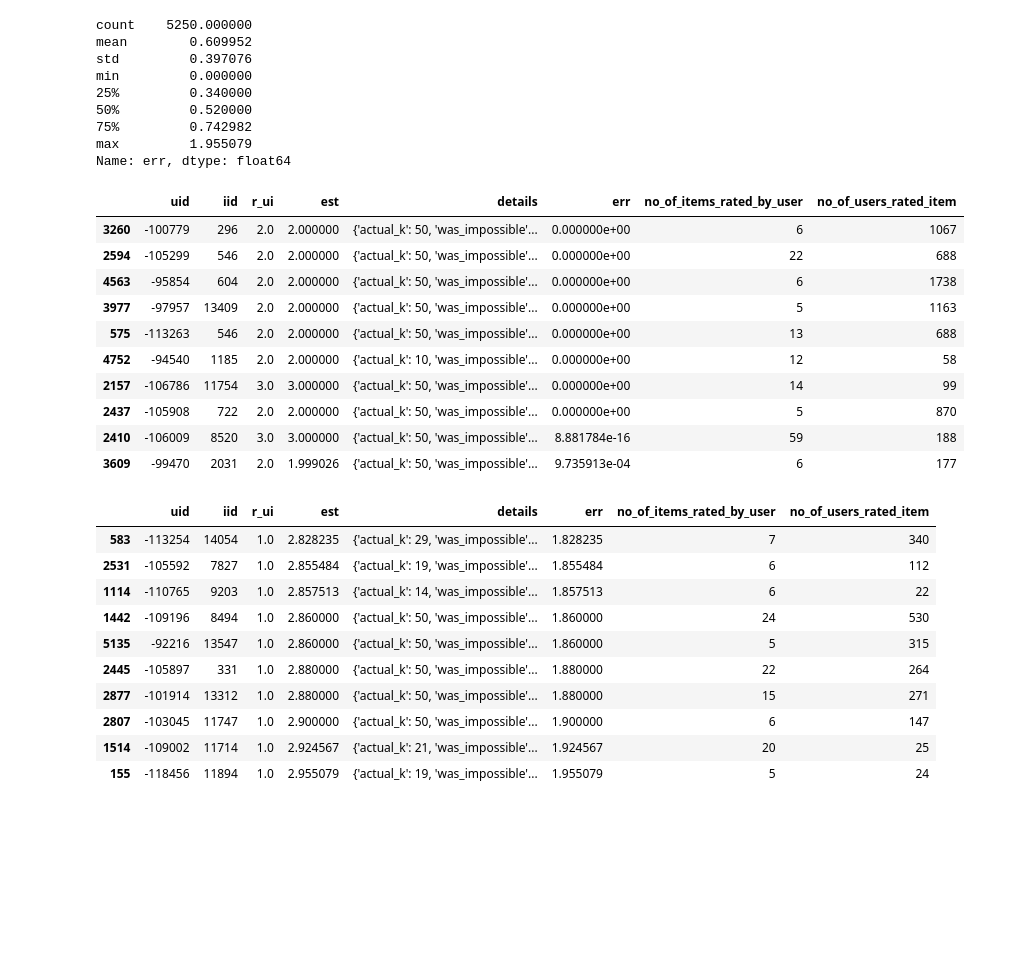
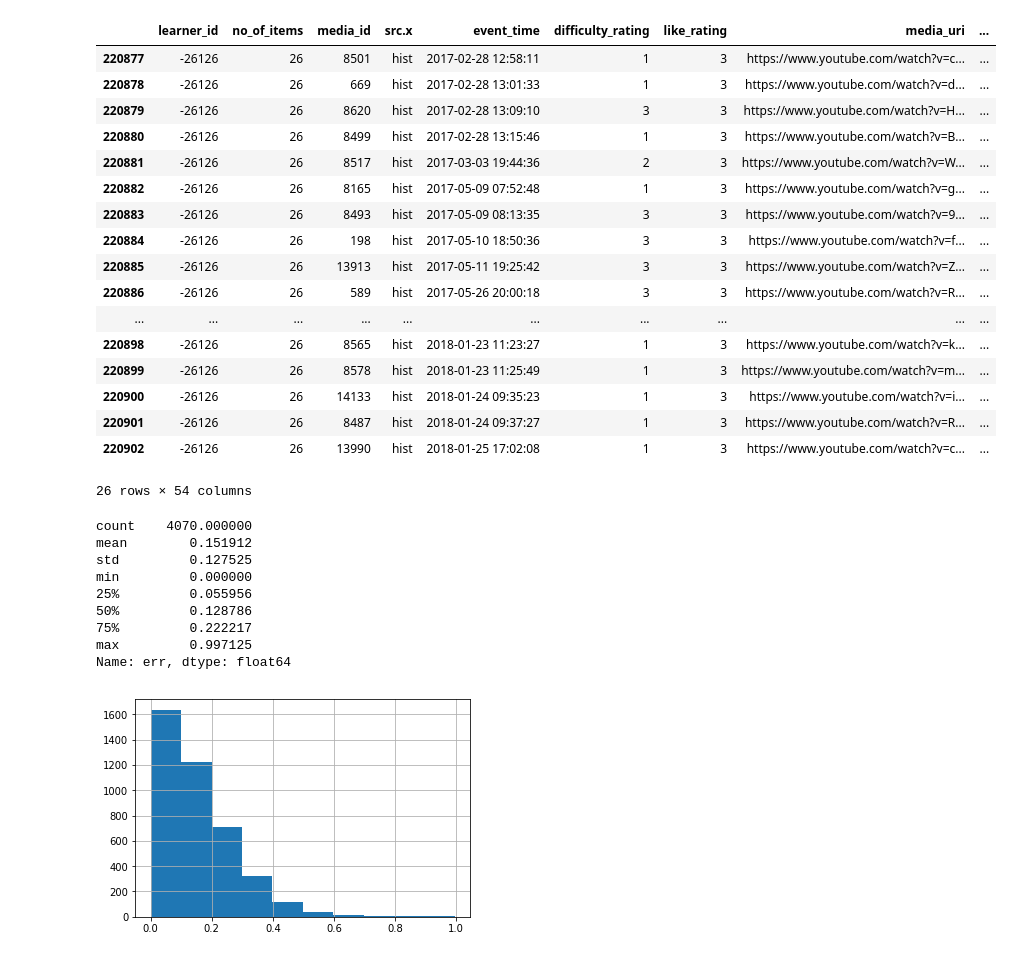
Before and after one commit to raviraju/recommender_system, a Jupyter notebook: videos_recommender_ratings/analyse_results_generated_recommendations.ipynb, the cells around one changed output. Drawn from its saved outputs; the diff is of its cells as text; code cells hidden in the pictures; blank space fills up the shorter version.

```diff
--- a/videos_recommender_ratings/analyse_results_generated_recommendations.ipynb
+++ b/videos_recommender_ratings/analyse_results_generated_recommendations.ipynb
@@ -14,12 +170,33 @@ df.head()
+# %%
+data[data[user_id_col] == -26126]
+# %% [output]
+|  | learner_id | no_of_items | media_id | src.x | event_time | difficulty_rating | like_rating | media_uri | ... |
+| 220877 | -26126 | 26 | 8501 | hist | 2017-02-28 12:58:11 | 1 | 3 | https://www.youtube.com/watch?v=c... | ... |
+| 220878 | -26126 | 26 | 669 | hist | 2017-02-28 13:01:33 | 1 | 3 | https://www.youtube.com/watch?v=d... | ... |
+| 220879 | -26126 | 26 | 8620 | hist | 2017-02-28 13:09:10 | 3 | 3 | https://www.youtube.com/watch?v=H... | ... |
+| 220880 | -26126 | 26 | 8499 | hist | 2017-02-28 13:15:46 | 1 | 3 | https://www.youtube.com/watch?v=B... | ... |
+| 220881 | -26126 | 26 | 8517 | hist | 2017-03-03 19:44:36 | 2 | 3 | https://www.youtube.com/watch?v=W... | ... |
+| 220882 | -26126 | 26 | 8165 | hist | 2017-05-09 07:52:48 | 1 | 3 | https://www.youtube.com/watch?v=g... | ... |
+| 220883 | -26126 | 26 | 8493 | hist | 2017-05-09 08:13:35 | 3 | 3 | https://www.youtube.com/watch?v=9... | ... |
+| 220884 | -26126 | 26 | 198 | hist | 2017-05-10 18:50:36 | 3 | 3 | https://www.youtube.com/watch?v=f... | ... |
+| 220885 | -26126 | 26 | 13913 | hist | 2017-05-11 19:25:42 | 3 | 3 | https://www.youtube.com/watch?v=Z... | ... |
+| 220886 | -26126 | 26 | 589 | hist | 2017-05-26 20:00:18 | 3 | 3 | https://www.youtube.com/watch?v=R... | ... |
+| ... | ... | ... | ... | ... | ... | ... | ... | ... | ... |
+| 220898 | -26126 | 26 | 8565 | hist | 2018-01-23 11:23:27 | 1 | 3 | https://www.youtube.com/watch?v=k... | ... |
+| 220899 | -26126 | 26 | 8578 | hist | 2018-01-23 11:25:49 | 1 | 3 | https://www.youtube.com/watch?v=m... | ... |
+| 220900 | -26126 | 26 | 14133 | hist | 2018-01-24 09:35:23 | 1 | 3 | https://www.youtube.com/watch?v=i... | ... |
+| 220901 | -26126 | 26 | 8487 | hist | 2018-01-24 09:37:27 | 1 | 3 | https://www.youtube.com/watch?v=R... | ... |
+| 220902 | -26126 | 26 | 13990 | hist | 2018-01-25 17:02:08 | 1 | 3 | https://www.youtube.com/watch?v=c... | ... |
+26 rows × 54 columns
 # %%
-df['err'].describe()
+constant_rating_users_pred_df1['err'].describe()
 # %% [output]
-count    5250.000000
-mean        0.609952
-std         0.397076
+count    4070.000000
+mean        0.151912
+std         0.127525
 min         0.000000
-25%         0.340000
-50%         0.520000
-75%         0.742982
-max         1.955079
+25%         0.055956
+50%         0.128786
+75%         0.222217
+max         0.997125
 Name: err, dtype: float64
@@ -29,28 +203,5 @@ worst_predictions = df.sort_values(by='err')[-10:]
-# %%
-best_predictions
-# %% [output]
-|  | uid | iid | r_ui | est | details | err | no_of_items_rated_by_user | no_of_users_rated_item |
-| 3260 | -100779 | 296 | 2.0 | 2.000000 | {'actual_k': 50, 'was_impossible'... | 0.000000e+00 | 6 | 1067 |
-| 2594 | -105299 | 546 | 2.0 | 2.000000 | {'actual_k': 50, 'was_impossible'... | 0.000000e+00 | 22 | 688 |
-| 4563 | -95854 | 604 | 2.0 | 2.000000 | {'actual_k': 50, 'was_impossible'... | 0.000000e+00 | 6 | 1738 |
-| 3977 | -97957 | 13409 | 2.0 | 2.000000 | {'actual_k': 50, 'was_impossible'... | 0.000000e+00 | 5 | 1163 |
-| 575 | -113263 | 546 | 2.0 | 2.000000 | {'actual_k': 50, 'was_impossible'... | 0.000000e+00 | 13 | 688 |
-| 4752 | -94540 | 1185 | 2.0 | 2.000000 | {'actual_k': 10, 'was_impossible'... | 0.000000e+00 | 12 | 58 |
-| 2157 | -106786 | 11754 | 3.0 | 3.000000 | {'actual_k': 50, 'was_impossible'... | 0.000000e+00 | 14 | 99 |
-| 2437 | -105908 | 722 | 2.0 | 2.000000 | {'actual_k': 50, 'was_impossible'... | 0.000000e+00 | 5 | 870 |
-| 2410 | -106009 | 8520 | 3.0 | 3.000000 | {'actual_k': 50, 'was_impossible'... | 8.881784e-16 | 59 | 188 |
-| 3609 | -99470 | 2031 | 2.0 | 1.999026 | {'actual_k': 50, 'was_impossible'... | 9.735913e-04 | 6 | 177 |
-# %%
-worst_predictions
-# %% [output]
-|  | uid | iid | r_ui | est | details | err | no_of_items_rated_by_user | no_of_users_rated_item |
-| 583 | -113254 | 14054 | 1.0 | 2.828235 | {'actual_k': 29, 'was_impossible'... | 1.828235 | 7 | 340 |
-| 2531 | -105592 | 7827 | 1.0 | 2.855484 | {'actual_k': 19, 'was_impossible'... | 1.855484 | 6 | 112 |
-| 1114 | -110765 | 9203 | 1.0 | 2.857513 | {'actual_k': 14, 'was_impossible'... | 1.857513 | 6 | 22 |
-| 1442 | -109196 | 8494 | 1.0 | 2.860000 | {'actual_k': 50, 'was_impossible'... | 1.860000 | 24 | 530 |
-| 5135 | -92216 | 13547 | 1.0 | 2.860000 | {'actual_k': 50, 'was_impossible'... | 1.860000 | 5 | 315 |
-| 2445 | -105897 | 331 | 1.0 | 2.880000 | {'actual_k': 50, 'was_impossible'... | 1.880000 | 22 | 264 |
-| 2877 | -101914 | 13312 | 1.0 | 2.880000 | {'actual_k': 50, 'was_impossible'... | 1.880000 | 15 | 271 |
-| 2807 | -103045 | 11747 | 1.0 | 2.900000 | {'actual_k': 50, 'was_impossible'... | 1.900000 | 6 | 147 |
-| 1514 | -109002 | 11714 | 1.0 | 2.924567 | {'actual_k': 21, 'was_impossible'... | 1.924567 | 20 | 25 |
-| 155 | -118456 | 11894 | 1.0 | 2.955079 | {'actual_k': 19, 'was_impossible'... | 1.955079 | 5 | 24 |
+# %%
+constant_rating_users_pred_df1['err'].hist()
+plt.show()
+# %% [output]
+[figure, added]
```
Also changed, not shown: parts of 27 cells of this notebook, 41 other files.
